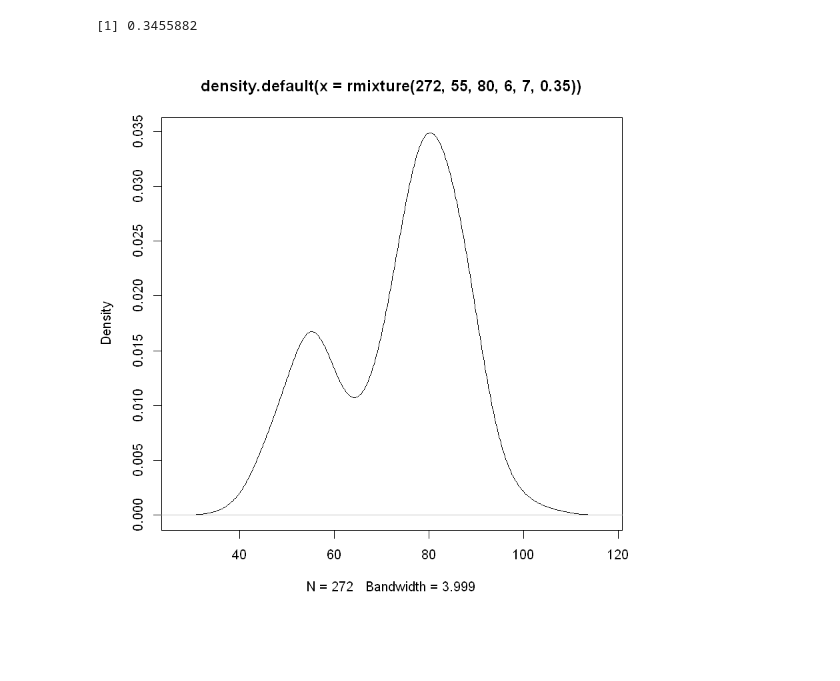
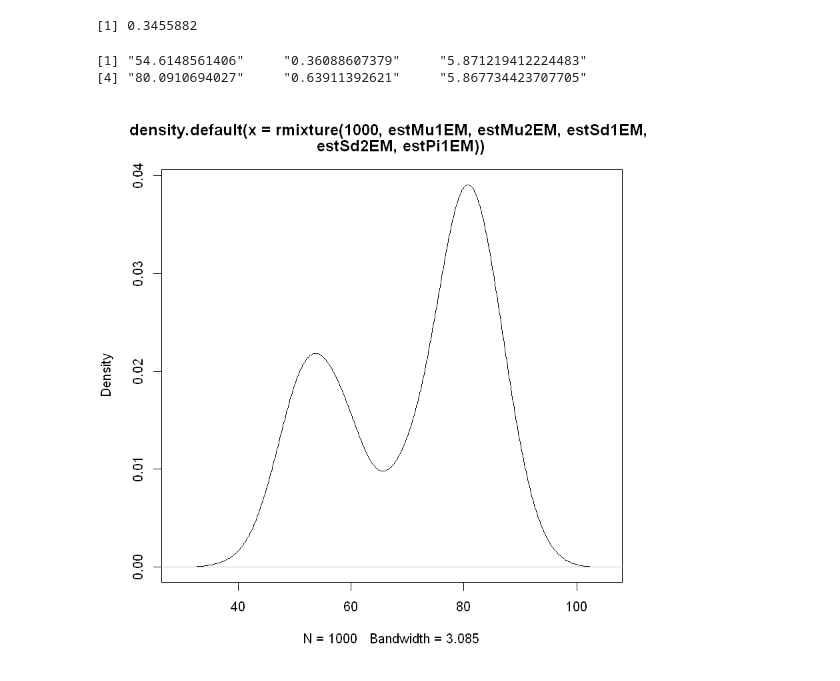
Before and after one commit to mattreyes/stat341_project, a Jupyter notebook: em_pso_notebook.ipynb, the cells around one changed output. Drawn from its saved outputs; the diff is of its cells as text; code cells hidden in the pictures; blank space fills up the shorter version.

Commit message:
Added files for Old Faithful analysis and updated notebook

```diff
--- a/em_pso_notebook.ipynb
+++ b/em_pso_notebook.ipynb
@@ -38,10 +38,8 @@ results
 [1] "0.654534062566" "0.565784107168" "1"              "10.05780759"
 [5] "0.434215892832" "1"
 # %%
-# Monte Carl9o simulation
-
-M <- 5
-
+# Monte Carlo simulation
+M <- 20
 
 truMu1 <- numeric(M)
 truPi1 <- numeric(M)
@@ -49,7 +47,6 @@ truSd1 <- numeric(M)
 truMu2 <- numeric(M)
 truPi2 <- numeric(M)
 truSd2 <- numeric(M)
-
 
 estMu1EM <- numeric(M)
 estPi1EM <- numeric(M)
@@ -81,7 +78,7 @@ for(i in seq(1,M) ) {
     truSd1[i] <- sd1
     truSd2[i] <- sd2
 
-    em_call <- paste("python callableEM.py",params)
+    em_call <- paste("python randomEM.py",params)
     emResults <- shell(em_call,intern=TRUE)
     results <- emResults[1:(length(emResults))]
     estMu1EM[i] <- as.numeric(results[1])
@@ -91,7 +88,7 @@ for(i in seq(1,M) ) {
     estPi2EM[i] <- as.numeric(results[5])
     estSd2EM[i] <- as.numeric(results[6])
 
-    pso_call <- paste("python callablePSO.py",params)
+    pso_call <- paste("python randomPSO.py",params)
     psoResults <- shell(pso_call,intern=TRUE)
     results <- psoResults[1:(length(psoResults))]
     estMu1PSO[i] <- as.numeric(results[1])
@@ -195,9 +206,28 @@ rmixture <- function(n,mu1, mu2, sd1, sd2, pi) {
 
     return(r)
 }
-
-#hist(rmixture(10000,0,100,1,1,0.5 ))
-d = density(rmixture(272,55,80,6,7,0.35 )  )
-plot(d)
-# %% [output]
-[figure, removed]
+# %%
+seed <- 23
+mu1 <- 0
+mu2 <- 0
+sd1 <- 1
+sd2 <- 1
+pi <- 0.7
+params <- paste(seed,mu1,mu2,sd1,sd2,pi)
+
+em_call <- paste("python faithfulEM.py",params)
+emResults <- shell(em_call,intern=TRUE)
+results <- emResults[1:(length(emResults))]
+estMu1EM <- as.numeric(results[1])
+estPi1EM <- as.numeric(results[2])
+estSd1EM <- as.numeric(results[3])
+estMu2EM <- as.numeric(results[4])
+estPi2EM <- as.numeric(results[5])
+estSd2EM <- as.numeric(results[6])
+
+d = density(rmixture(1000,estMu1EM,estMu2EM,estSd1EM,estSd2EM,estPi1EM )  )
+plot(d)
+# %% [output]
+[1] "54.6148561406"     "0.36088607379"     "5.871219412224483"
+[4] "80.0910694027"     "0.63911392621"     "5.867734423707705"
+[figure, added]
```
Also changed, not shown: parts of 5 cells of this notebook, 4 other files.
